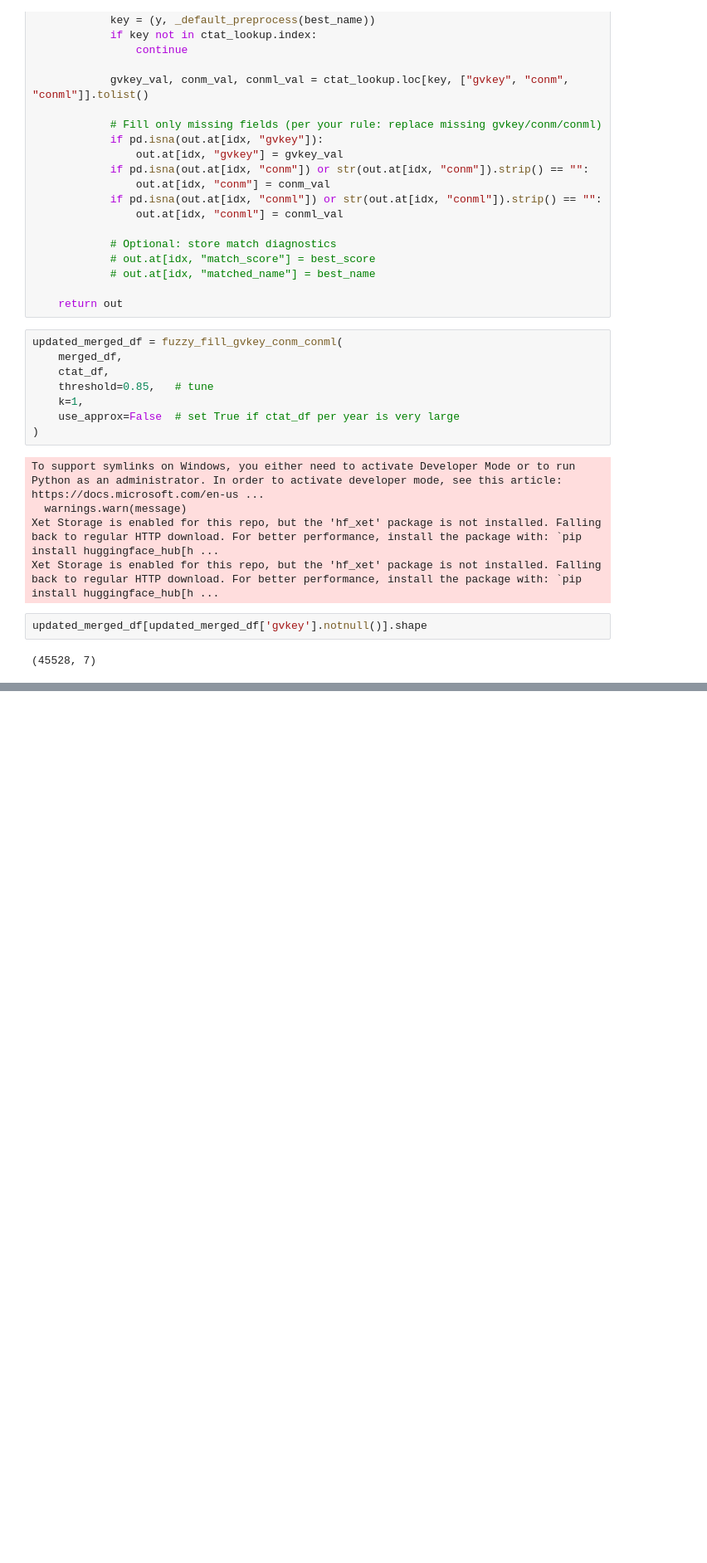
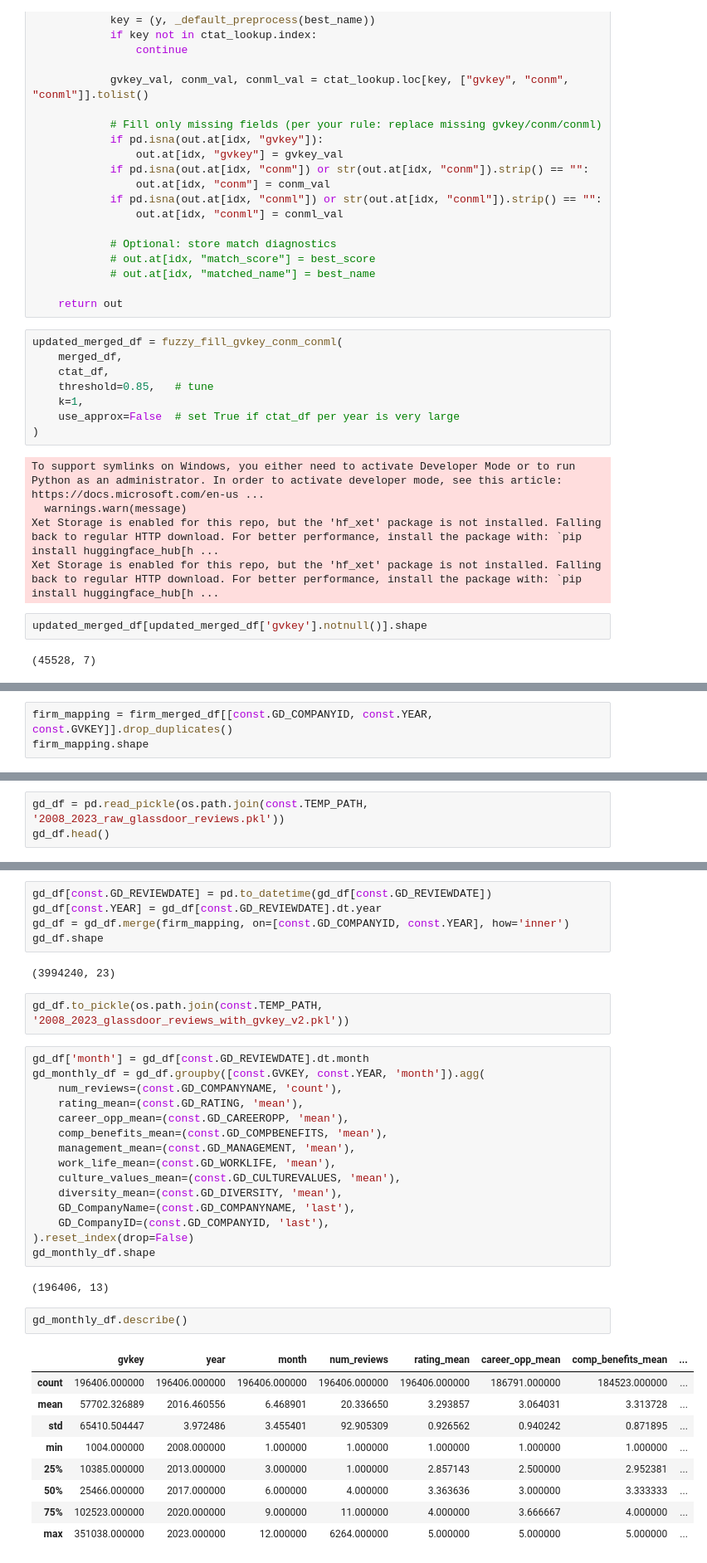
Before and after one commit to wangyouan/glassdoor-server, a Jupyter notebook: JupyterLabs/OrganizeGlassdoorData.ipynb, the cells around one changed output, grey strips where cells are left out. Shown at 83% size. Cells and saved outputs as stored; diff of their text form; blank space fills up the shorter version.

Commit message:
update glassdoor code

```diff
--- a/JupyterLabs/OrganizeGlassdoorData.ipynb
+++ b/JupyterLabs/OrganizeGlassdoorData.ipynb
@@ -276,0 +287,3 @@ updated_merged_df.to_pickle(os.path.join(const.TEMP_PATH, '2008_2023_glassdoor_n
+# %%
+firm_mapping = firm_merged_df[[const.GD_COMPANYID, const.YEAR, const.GVKEY]].drop_duplicates()
+firm_mapping.shape
@@ -276,0 +292,3 @@ updated_merged_df.to_pickle(os.path.join(const.TEMP_PATH, '2008_2023_glassdoor_n
+# %%
+gd_df = pd.read_pickle(os.path.join(const.TEMP_PATH, '2008_2023_raw_glassdoor_reviews.pkl'))
+gd_df.head()
@@ -276,0 +303,38 @@ updated_merged_df.to_pickle(os.path.join(const.TEMP_PATH, '2008_2023_glassdoor_n
+# %%
+gd_df[const.GD_REVIEWDATE] = pd.to_datetime(gd_df[const.GD_REVIEWDATE])
+gd_df[const.YEAR] = gd_df[const.GD_REVIEWDATE].dt.year
+gd_df = gd_df.merge(firm_mapping, on=[const.GD_COMPANYID, const.YEAR], how='inner')
+gd_df.shape
+# %% [output]
+(3994240, 23)
+# %%
+gd_df.to_pickle(os.path.join(const.TEMP_PATH, '2008_2023_glassdoor_reviews_with_gvkey_v2.pkl'))
+# %%
+gd_df['month'] = gd_df[const.GD_REVIEWDATE].dt.month
+gd_monthly_df = gd_df.groupby([const.GVKEY, const.YEAR, 'month']).agg(
+    num_reviews=(const.GD_COMPANYNAME, 'count'),
+    rating_mean=(const.GD_RATING, 'mean'),
+    career_opp_mean=(const.GD_CAREEROPP, 'mean'),
+    comp_benefits_mean=(const.GD_COMPBENEFITS, 'mean'),
+    management_mean=(const.GD_MANAGEMENT, 'mean'),
+    work_life_mean=(const.GD_WORKLIFE, 'mean'),
+    culture_values_mean=(const.GD_CULTUREVALUES, 'mean'),
+    diversity_mean=(const.GD_DIVERSITY, 'mean'),
+    GD_CompanyName=(const.GD_COMPANYNAME, 'last'),
+    GD_CompanyID=(const.GD_COMPANYID, 'last'),
+).reset_index(drop=False)
+gd_monthly_df.shape
+# %% [output]
+(196406, 13)
+# %%
+gd_monthly_df.describe()
+# %% [output]
+|  | gvkey | year | month | num_reviews | rating_mean | career_opp_mean | comp_benefits_mean | ... |
+| count | 196406.000000 | 196406.000000 | 196406.000000 | 196406.000000 | 196406.000000 | 186791.000000 | 184523.000000 | ... |
+| mean | 57702.326889 | 2016.460556 | 6.468901 | 20.336650 | 3.293857 | 3.064031 | 3.313728 | ... |
+| std | 65410.504447 | 3.972486 | 3.455401 | 92.905309 | 0.926562 | 0.940242 | 0.871895 | ... |
+| min | 1004.000000 | 2008.000000 | 1.000000 | 1.000000 | 1.000000 | 1.000000 | 1.000000 | ... |
+| 25% | 10385.000000 | 2013.000000 | 3.000000 | 1.000000 | 2.857143 | 2.500000 | 2.952381 | ... |
+| 50% | 25466.000000 | 2017.000000 | 6.000000 | 4.000000 | 3.363636 | 3.000000 | 3.333333 | ... |
+| 75% | 102523.000000 | 2020.000000 | 9.000000 | 11.000000 | 4.000000 | 3.666667 | 4.000000 | ... |
+| max | 351038.000000 | 2023.000000 | 12.000000 | 6264.000000 | 5.000000 | 5.000000 | 5.000000 | ... |
```
Also changed, not shown: parts of 13 cells of this notebook.
